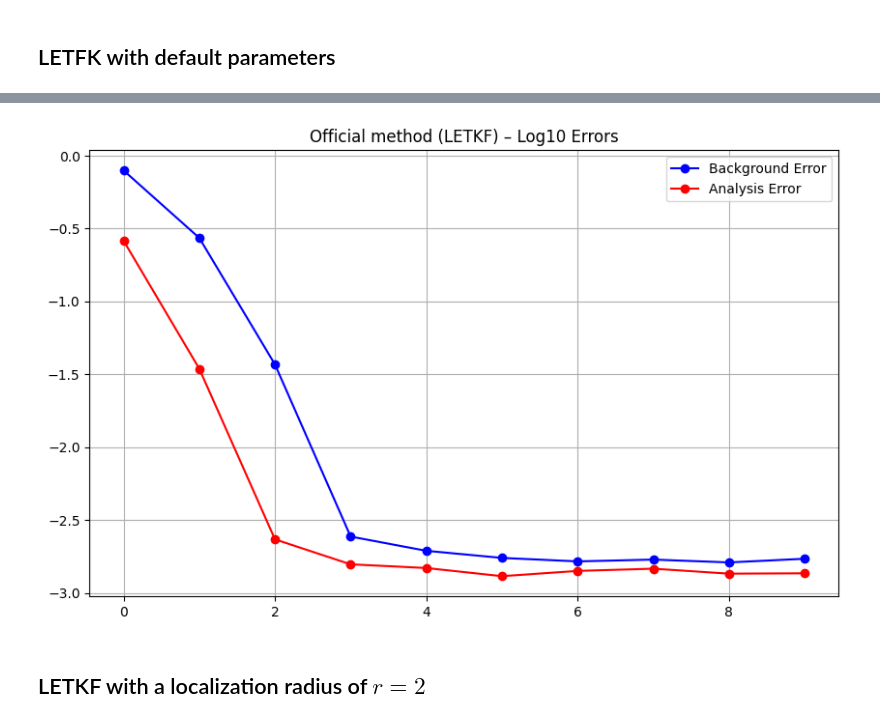
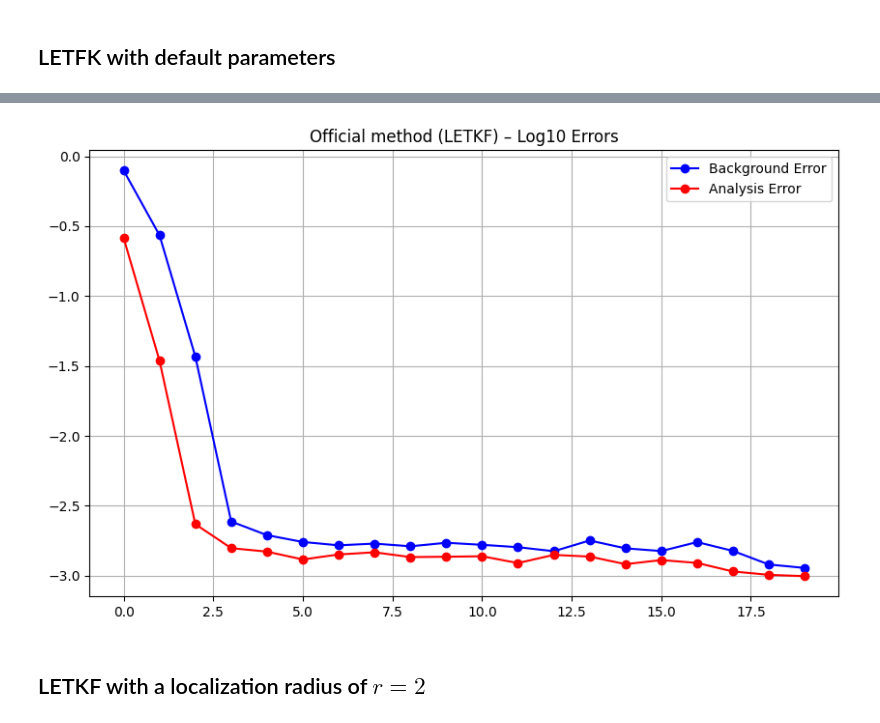
Before and after one commit to enino84/TEDA, a Jupyter notebook: examples/TEDA_Examples.ipynb, the cells around one changed output, grey strips where cells are left out. Drawn from its saved outputs; the diff is of its cells as text; code cells hidden in the pictures.

```diff
--- a/examples/TEDA_Examples.ipynb
+++ b/examples/TEDA_Examples.ipynb
@@ -48,7 +48,7 @@ background = Background(model, ensemble_size=20)
 observation = Observation(m=32, std_obs=0.01)
 
 # Simulation parameters
-params = {'obs_freq': 0.1, 'obs_times': 10, 'inf_fact': 1.04}
+params = {'obs_freq': 0.1, 'end_time': 2, 'inf_fact': 1.04}
 
 # ✅ Use registered official method: 'letkf'
 analysis = AnalysisFactory("letkf", model=model).create_analysis()
@@ -89,4 +89,4 @@ INFO:Simulation:Simulation completed.
-[figure, old version]
+[figure, new version]
 # %% [markdown]
 ## LETKF with a localization radius of $r=2$
 # %%
```
Also changed, not shown: parts of 4 cells of this notebook, 4 other files.
